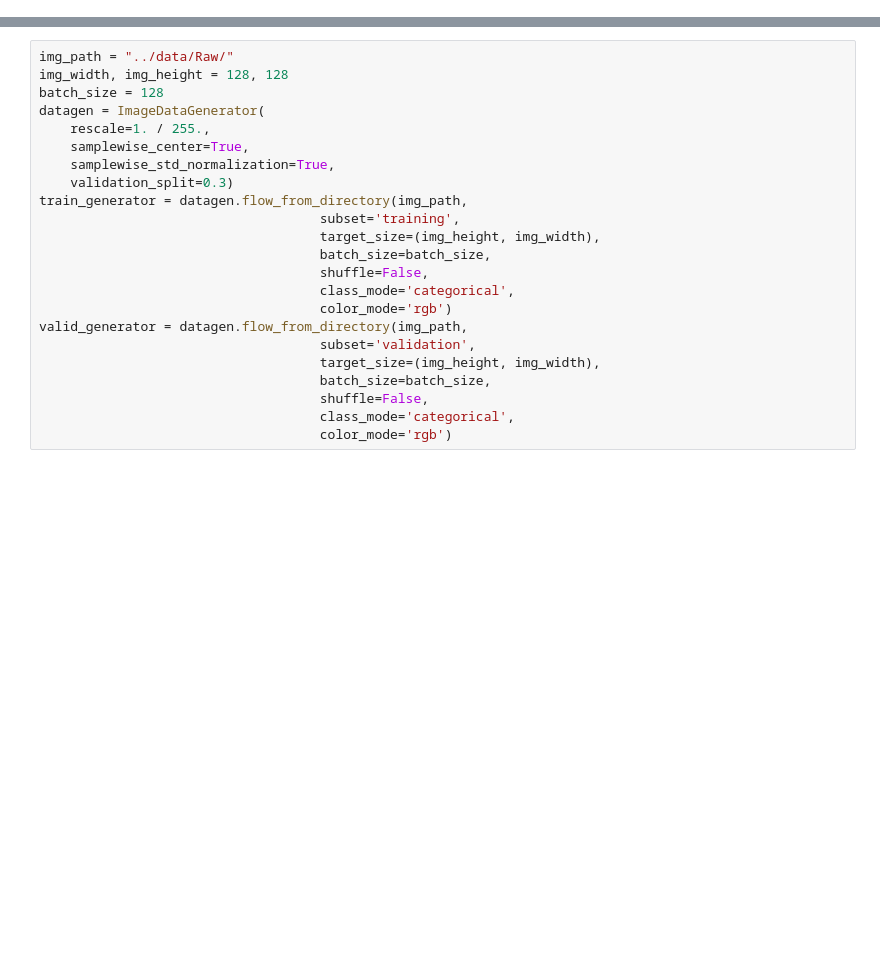
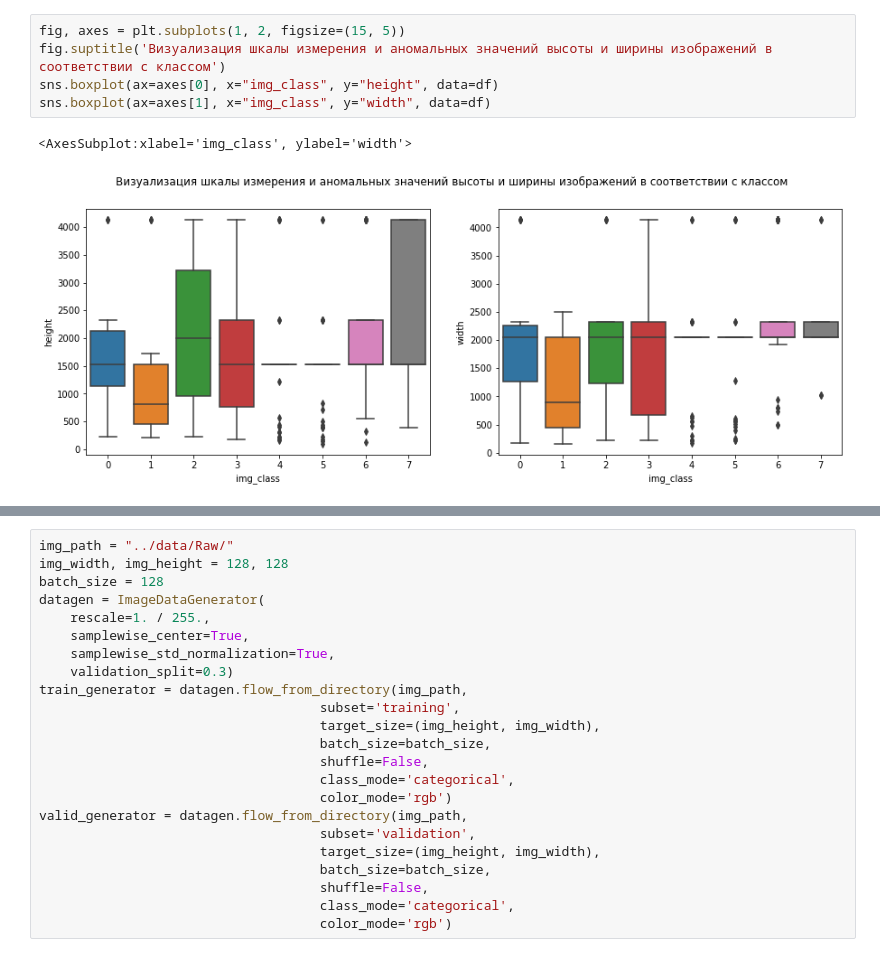
Before and after one commit to ElizavetaWow/ML_course_work, a Jupyter notebook: work_main.ipynb, the cells around one changed output, grey strips where cells are left out. Cells and saved outputs as stored; diff of their text form; blank space fills up the shorter version.

```diff
--- a/work_main.ipynb
+++ b/work_main.ipynb
@@ -10,0 +164,8 @@ Get data
+# %%
+fig, axes = plt.subplots(1, 2, figsize=(15, 5))
+fig.suptitle('Визуализация шкалы измерения и аномальных значений высоты и ширины изображений в соответствии с классом')
+sns.boxplot(ax=axes[0], x="img_class", y="height", data=df)
+sns.boxplot(ax=axes[1], x="img_class", y="width", data=df)
+# %% [output]
+<AxesSubplot:xlabel='img_class', ylabel='width'>
+[figure, added]
```
Also changed, not shown: parts of 28 cells of this notebook.
